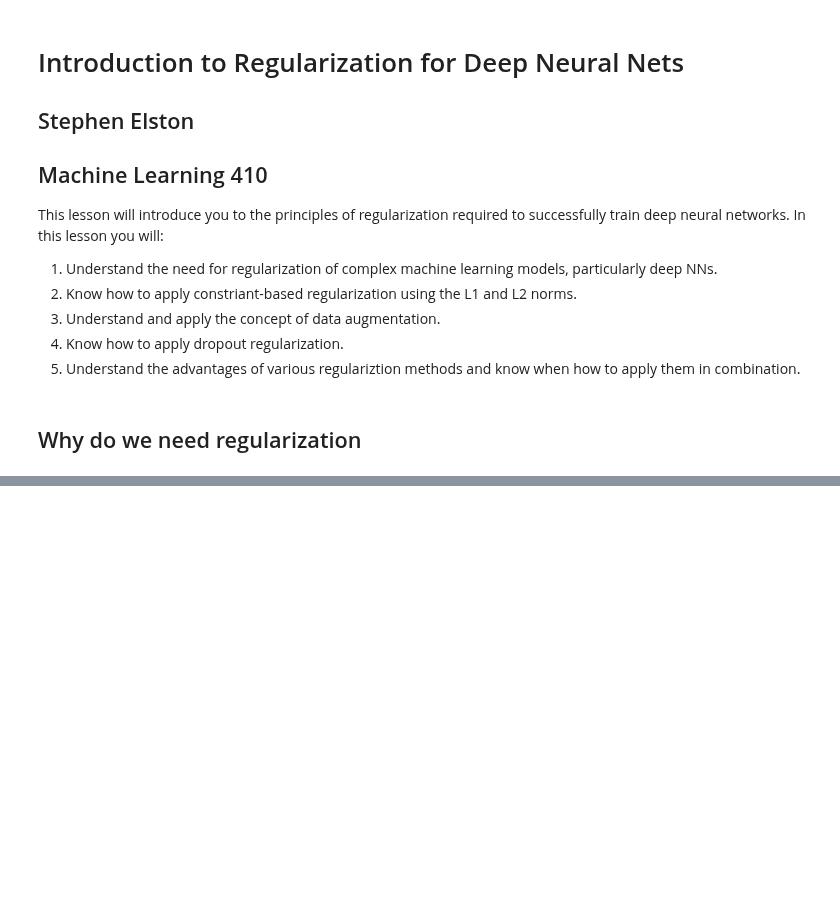
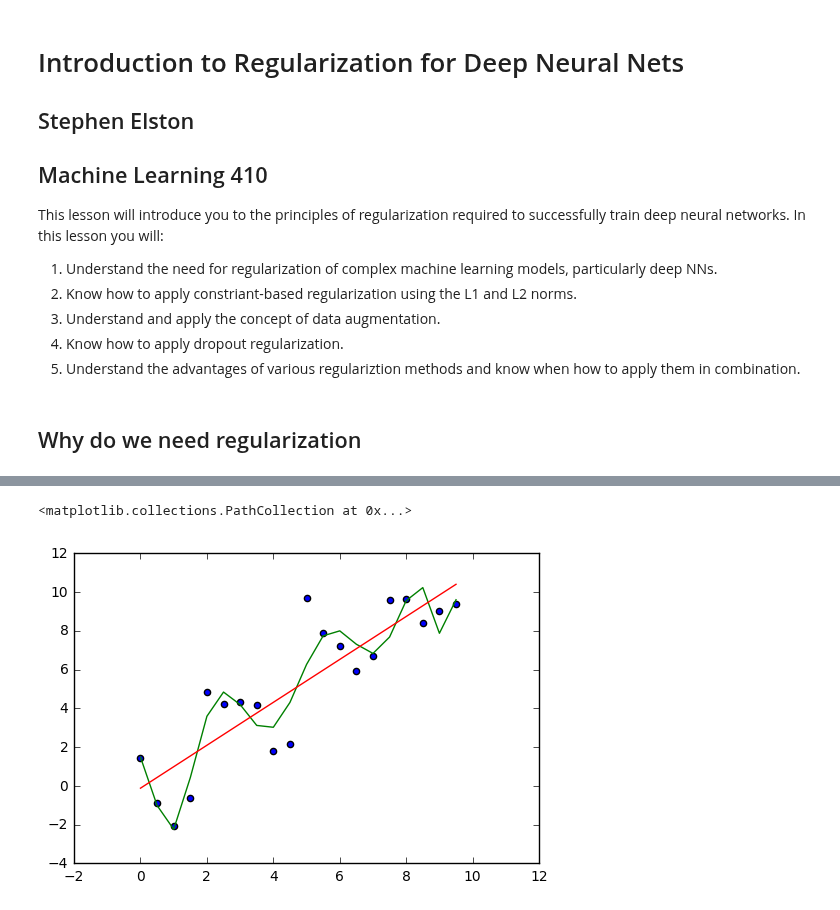
Before and after one commit to StephenElston/MachineLearning530, a Jupyter notebook: Lesson2/IntroToRegularization.ipynb, the cells around one changed output, grey strips where cells are left out. Drawn from its saved outputs; the diff is of its cells as text; code cells hidden in the pictures; blank space fills up the shorter version.

```diff
--- a/Lesson2/IntroToRegularization.ipynb
+++ b/Lesson2/IntroToRegularization.ipynb
@@ -38,0 +42,13 @@ plt.plot(x,y_hat)
+# %%
+x_power = np.power(x, range(1,10)) # [1,2,3,4,5,6,7,8,9,10])
+
+mod_pow = slm.LinearRegression()
+mod.fit(x_power, y)
+y_hat_power = mod.predict(x_power)
+
+plt.plot(x,y_hat_power, c = 'green')
+plt.plot(x,y_hat, c = 'red')
+plt.scatter(x,y)
+# %% [output]
+<matplotlib.collections.PathCollection at 0x...>
+[figure, added]
```
Also changed, not shown: parts of 2 cells of this notebook.
